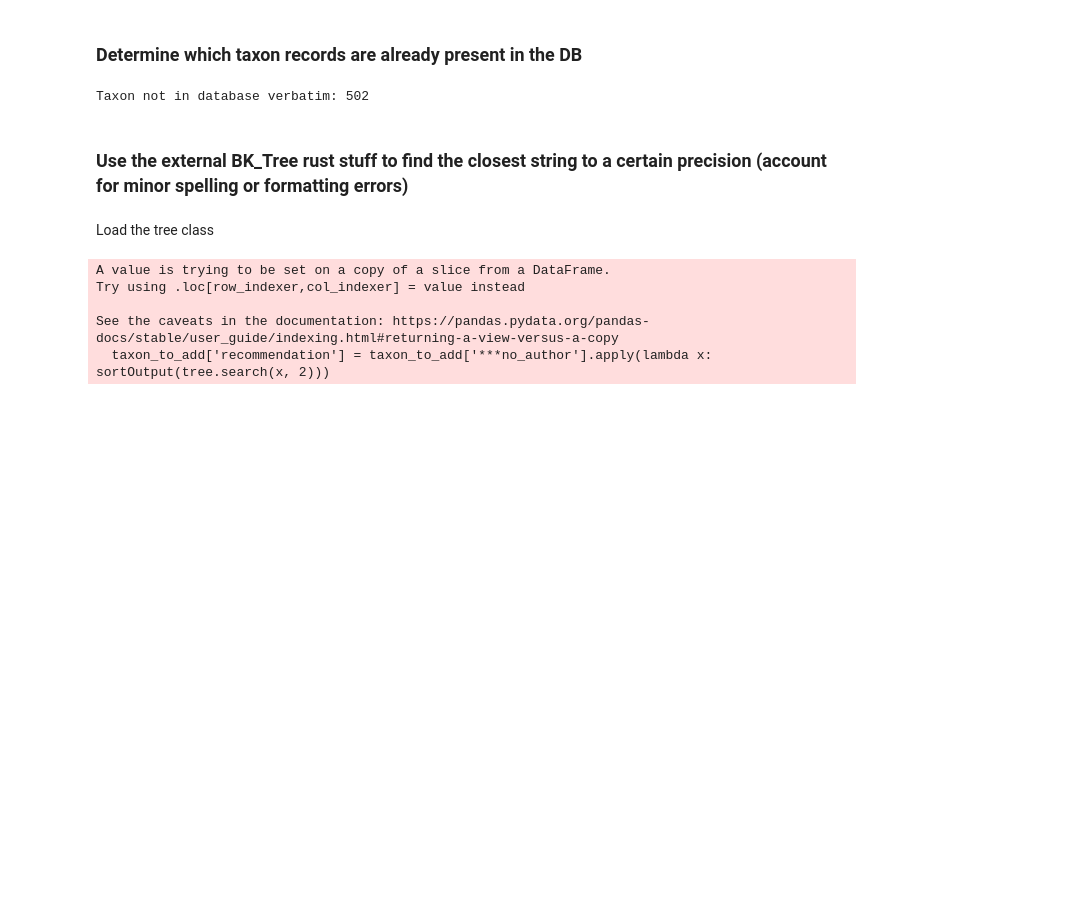
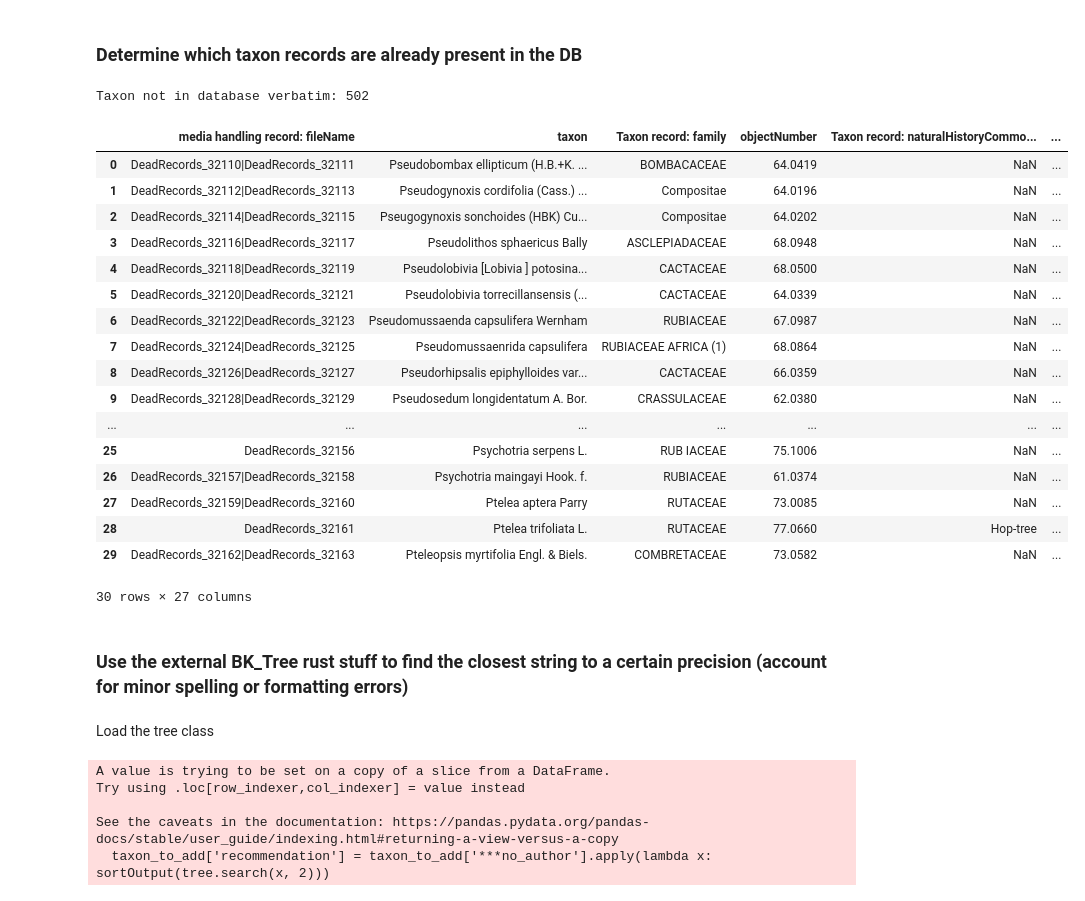
Before and after one commit to ArmanO2005/Dead_Tag_Project, a Jupyter notebook: uploadConverter.ipynb, the cells around one changed output. Cells and saved outputs as stored; diff of their text form; code cells hidden in the pictures; blank space fills up the shorter version.

```diff
--- a/uploadConverter.ipynb
+++ b/uploadConverter.ipynb
@@ -17,6 +39,7 @@ determination_key['no_author'] = determination_key['no_author'].apply(lambda x:
 ### Determine which taxon records are already present in the DB
 # %%
 input_df = TaxonNoAuthor(input_df, 'taxon')
+input_df['***no_author'] = input_df['***no_author'].apply(lambda x: )
 
 input_df['taxon_missing'] = input_df['***no_author'].apply(lambda x: True if x not in determination_key['no_author'].values else False)
 taxon_to_add = input_df[input_df['taxon_missing']]['***no_author'].unique()
@@ -26,6 +49,27 @@ already_in_db = input_df[~input_df['taxon_missing']]
 print("Taxon not in database verbatim: {}".format(len(taxon_to_add)))
 # %% [output]
 Taxon not in database verbatim: 502
+# %%
+input_df.head(30)
+# %% [output]
+|  | media handling record: fileName | taxon | Taxon record: family | objectNumber | Taxon record: naturalHistoryCommo... | ... |
+| 0 | DeadRecords_32110|DeadRecords_32111 | Pseudobombax ellipticum (H.B.+K. ... | BOMBACACEAE | 64.0419 | NaN | ... |
+| 1 | DeadRecords_32112|DeadRecords_32113 | Pseudogynoxis cordifolia (Cass.) ... | Compositae | 64.0196 | NaN | ... |
+| 2 | DeadRecords_32114|DeadRecords_32115 | Pseugogynoxis sonchoides (HBK) Cu... | Compositae | 64.0202 | NaN | ... |
+| 3 | DeadRecords_32116|DeadRecords_32117 | Pseudolithos sphaericus Bally | ASCLEPIADACEAE | 68.0948 | NaN | ... |
+| 4 | DeadRecords_32118|DeadRecords_32119 | Pseudolobivia [Lobivia ] potosina... | CACTACEAE | 68.0500 | NaN | ... |
+| 5 | DeadRecords_32120|DeadRecords_32121 | Pseudolobivia torrecillansensis (... | CACTACEAE | 64.0339 | NaN | ... |
+| 6 | DeadRecords_32122|DeadRecords_32123 | Pseudomussaenda capsulifera Wernham | RUBIACEAE | 67.0987 | NaN | ... |
+| 7 | DeadRecords_32124|DeadRecords_32125 | Pseudomussaenrida capsulifera | RUBIACEAE AFRICA (1) | 68.0864 | NaN | ... |
+| 8 | DeadRecords_32126|DeadRecords_32127 | Pseudorhipsalis epiphylloides var... | CACTACEAE | 66.0359 | NaN | ... |
+| 9 | DeadRecords_32128|DeadRecords_32129 | Pseudosedum longidentatum A. Bor. | CRASSULACEAE | 62.0380 | NaN | ... |
+| ... | ... | ... | ... | ... | ... | ... |
+| 25 | DeadRecords_32156 | Psychotria serpens L. | RUB IACEAE | 75.1006 | NaN | ... |
+| 26 | DeadRecords_32157|DeadRecords_32158 | Psychotria maingayi Hook. f. | RUBIACEAE | 61.0374 | NaN | ... |
+| 27 | DeadRecords_32159|DeadRecords_32160 | Ptelea aptera Parry | RUTACEAE | 73.0085 | NaN | ... |
+| 28 | DeadRecords_32161 | Ptelea trifoliata L. | RUTACEAE | 77.0660 | Hop-tree | ... |
+| 29 | DeadRecords_32162|DeadRecords_32163 | Pteleopsis myrtifolia Engl. & Biels. | COMBRETACEAE | 73.0582 | NaN | ... |
+30 rows × 27 columns
 # %% [markdown]
 ### Use the external BK_Tree rust stuff to find the closest string to a certain precision (account for minor spelling or formatting errors)
 # %% [markdown]
```
Also changed, not shown: parts of 3 cells of this notebook, 1 other file.
